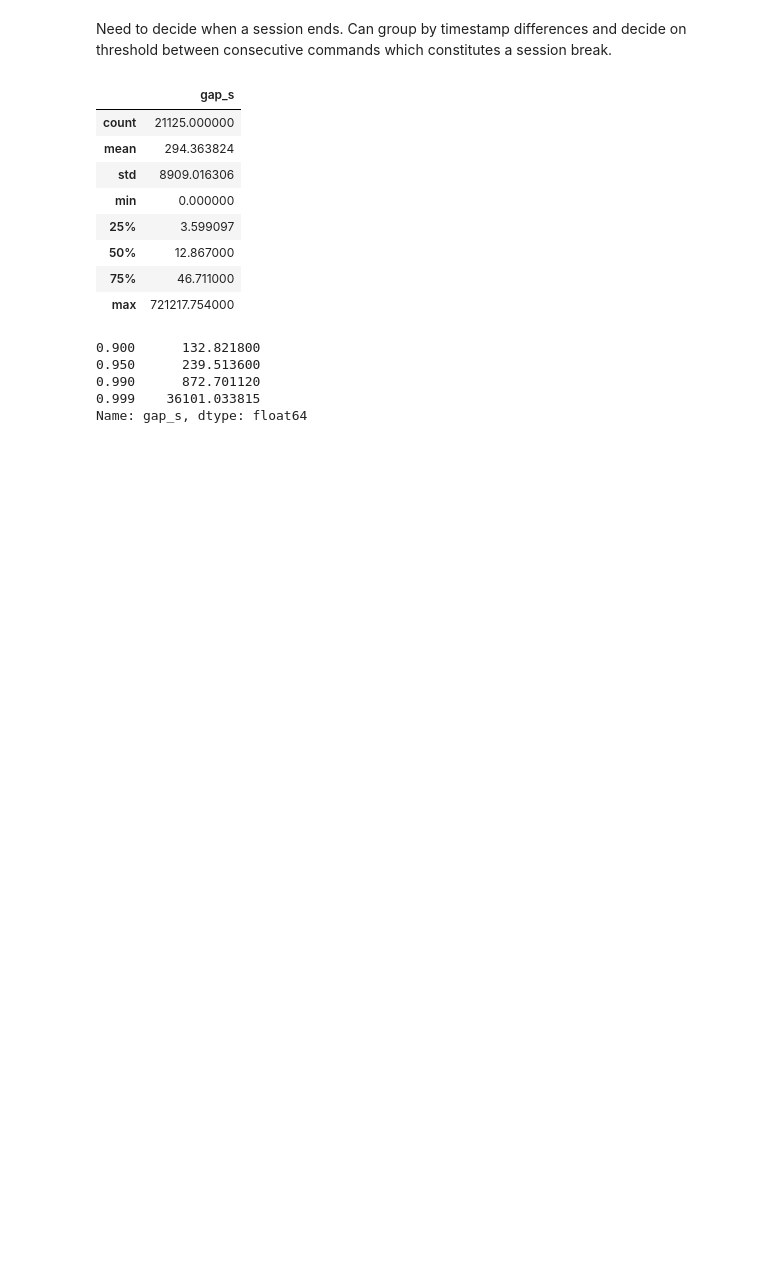
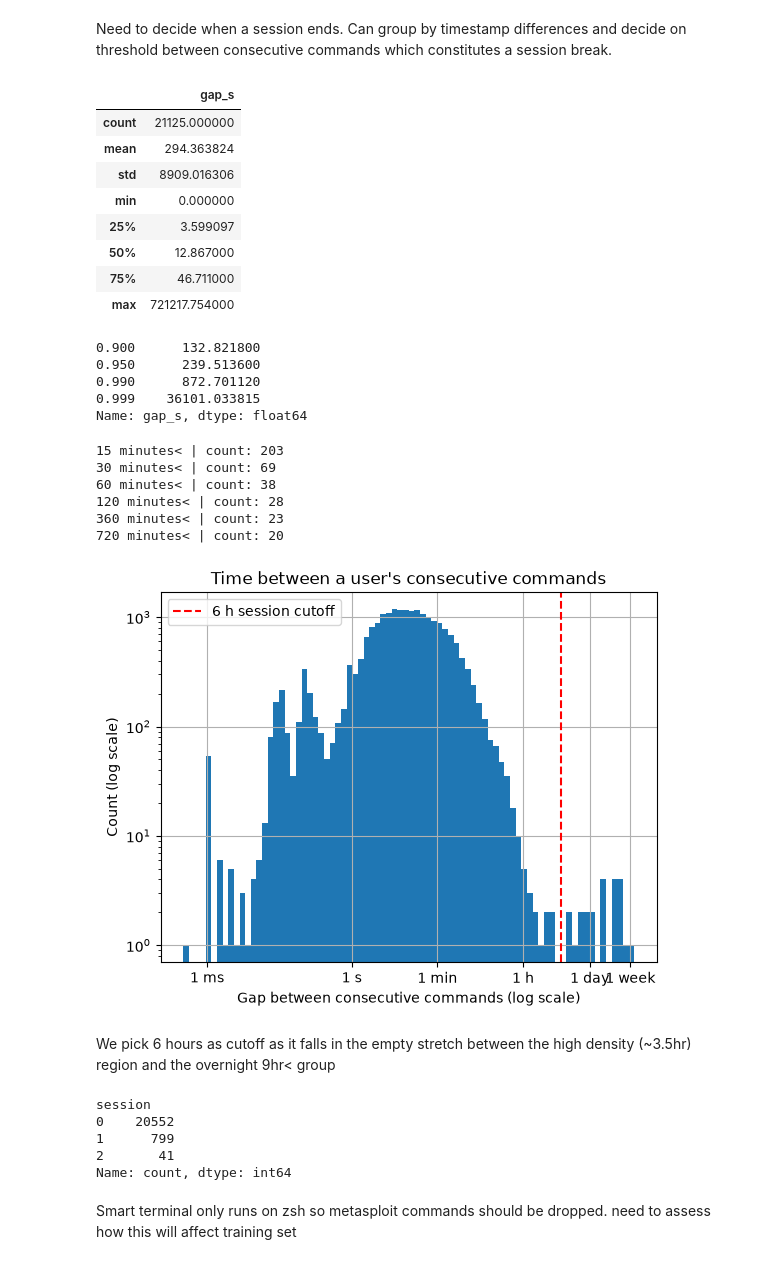
Before and after one commit to adrymmm/st-router, a Jupyter notebook: notebooks/01_masaryk_eda.ipynb, the cells around one changed output. Saved outputs shown, nothing was run; the diff lists cells and outputs as text; code cells hidden in the pictures; blank space fills up the shorter version.

Commit message:
add session cutoff flag and create context windows (k=10)

```diff
--- a/notebooks/01_masaryk_eda.ipynb
+++ b/notebooks/01_masaryk_eda.ipynb
@@ -168,3 +170,51 @@ display(long_df["gap_s"].quantile([0.9, 0.95, 0.99, 0.999]))
 0.990      872.701120
 0.999    36101.033815
 Name: gap_s, dtype: float64
+# %%
+mins = [15, 30, 60, 120, 360, 720]
+
+for m in mins:
+    s = m * 60
+    print(f"{m} minutes< | count: {(long_df['gap_s'] > s).sum()}")
+
+gap_series = long_df.loc[long_df["gap_s"] > 0, "gap_s"]
+lgap_series = np.log10(gap_series)
+
+lgap_series.hist(bins=80)
+plt.yscale("log")
+
+tick_seconds = [0.001, 1, 60, 3600, 86400, 604800]
+tick_labels = ["1 ms", "1 s", "1 min", "1 h", "1 day", "1 week"]
+plt.xticks(np.log10(tick_seconds), tick_labels)
+
+plt.axvline(np.log10(6 * 3600), color="red", linestyle="--", label="6 h session cutoff")
+plt.legend()
+
+plt.xlabel("Gap between consecutive commands (log scale)")
+plt.ylabel("Count (log scale)")
+plt.title("Time between a user's consecutive commands")
+plt.show()
+# %% [output]
+15 minutes< | count: 203
+30 minutes< | count: 69
+60 minutes< | count: 38
+120 minutes< | count: 28
+360 minutes< | count: 23
+720 minutes< | count: 20
+[figure, added]
+# %% [markdown]
+We pick 6 hours as cutoff as it falls in the empty stretch between the high density (~3.5hr) region and the overnight 9hr< group
+# %%
+CUTOFF = 6 * 3600
+
+long_df["session_exceed"] = long_df["gap_s"] > CUTOFF
+long_df["session"] = long_df.groupby("unique_key")["session_exceed"].cumsum()
+long_df["session"].value_counts()
+# %% [output]
+session
+0    20552
+1      799
+2       41
+Name: count, dtype: int64
+# %% [markdown]
+Smart terminal only runs on zsh so metasploit commands should be dropped. need to assess how this will affect training set
```
Also changed, not shown: parts of 5 cells of this notebook.
